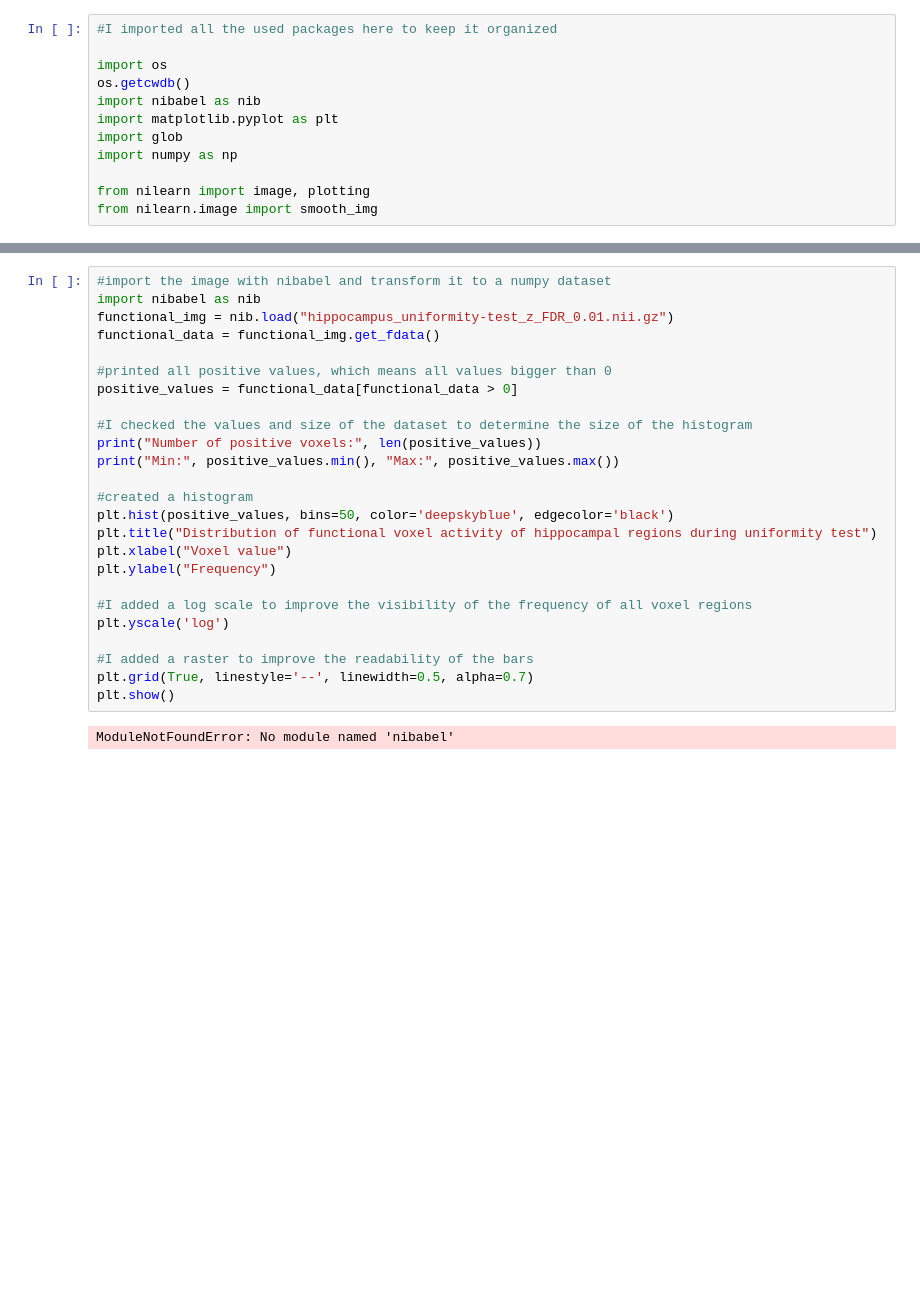
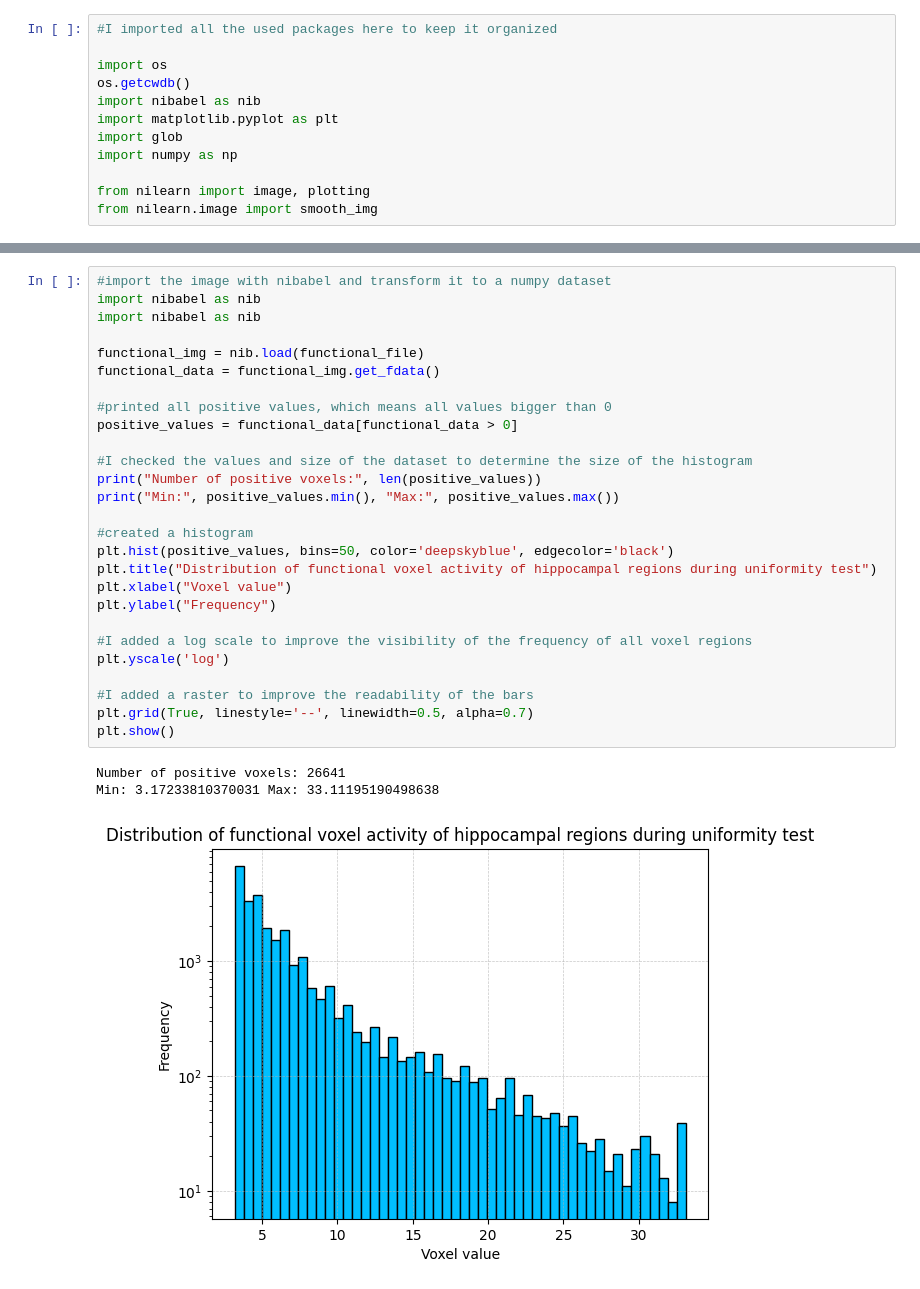
Before and after one commit to milakrol7/Home-assignment-functional-mapping-of-hippocampal-regions, a Jupyter notebook: home assigment Mila.ipynb, the cells around one changed output, grey strips where cells are left out. Drawn from its saved outputs; the diff is of its cells as text; blank space fills up the shorter version.

```diff
--- a/home assigment Mila.ipynb
+++ b/home assigment Mila.ipynb
@@ -49,27 +49,31 @@ Functional: C:\Users\milak\OneDrive\Documenten\Master\Cognitive Neuropsychology\
 # %%
 #import the image with nibabel and transform it to a numpy dataset
 import nibabel as nib
-functional_img = nib.load("hippocampus_uniformity-test_z_FDR_0.01.nii.gz")
+import nibabel as nib
+
+functional_img = nib.load(functional_file)
 functional_data = functional_img.get_fdata()
 
 #printed all positive values, which means all values bigger than 0
 positive_values = functional_data[functional_data > 0]
 
 #I checked the values and size of the dataset to determine the size of the histogram
 print("Number of positive voxels:", len(positive_values))
 print("Min:", positive_values.min(), "Max:", positive_values.max())
 
 #created a histogram
 plt.hist(positive_values, bins=50, color='deepskyblue', edgecolor='black')
 plt.title("Distribution of functional voxel activity of hippocampal regions during uniformity test")
 plt.xlabel("Voxel value")
 plt.ylabel("Frequency")
 
 #I added a log scale to improve the visibility of the frequency of all voxel regions
 plt.yscale('log')
 
 #I added a raster to improve the readability of the bars
 plt.grid(True, linestyle='--', linewidth=0.5, alpha=0.7)
 plt.show()
 # %% [output]
-ModuleNotFoundError: No module named 'nibabel'
+Number of positive voxels: 26641
+Min: 3.17233810370031 Max: 33.11195190498638
+[figure, added]
```
Also changed, not shown: parts of 1 cell of this notebook.
